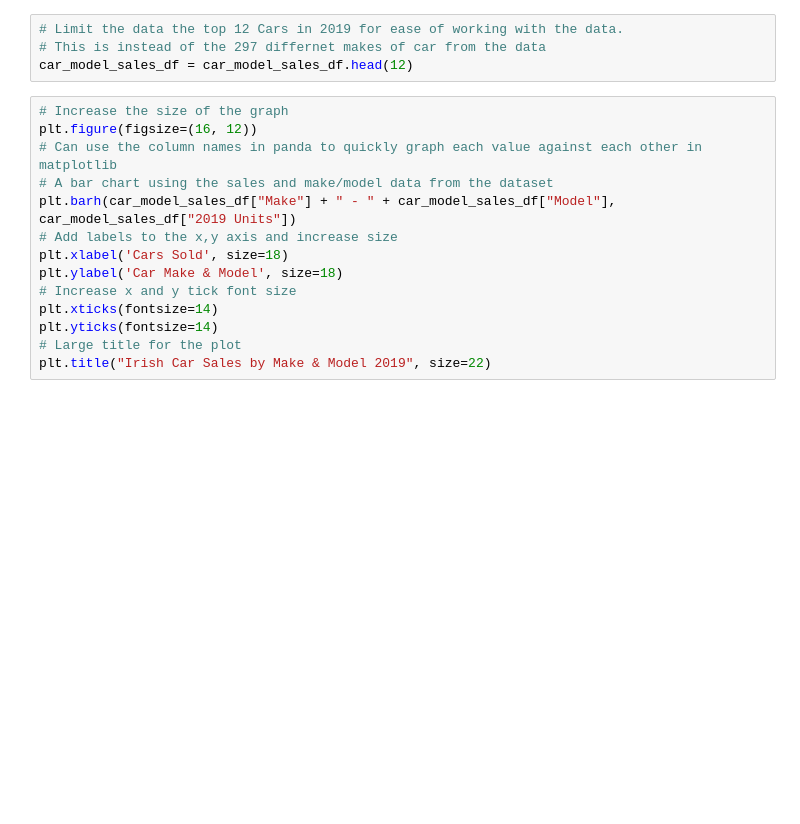
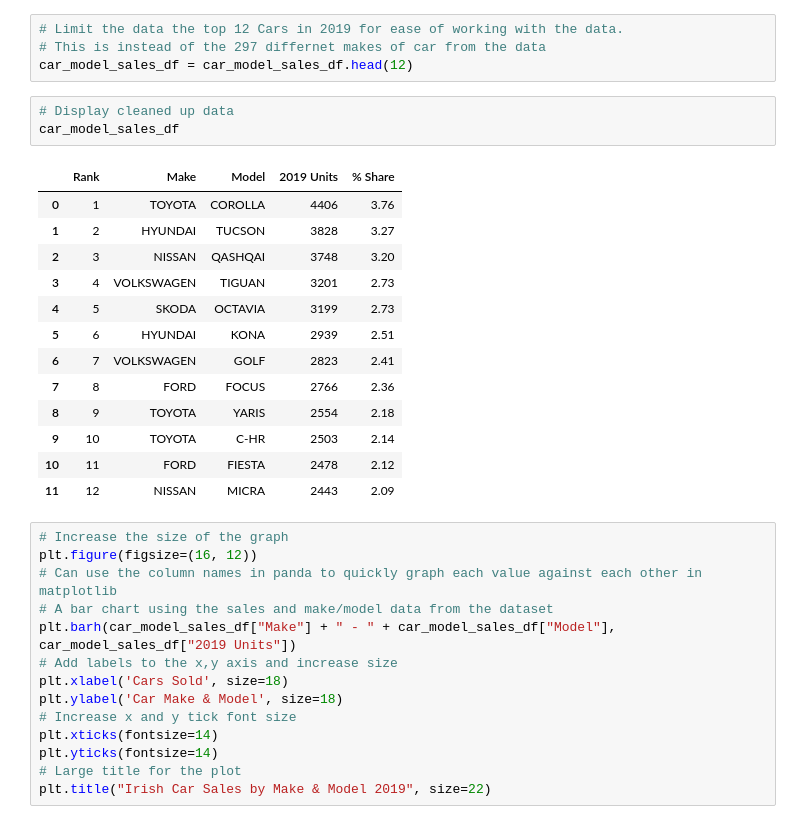
Before and after one commit to danielmccallion/Programming_for_Data_Analysis-Project, a Jupyter notebook: Project.ipynb, the cells around one changed output. Saved outputs shown, nothing was run; the diff lists cells and outputs as text; blank space fills up the shorter version.

```diff
--- a/Project.ipynb
+++ b/Project.ipynb
@@ -153,6 +153,23 @@ car_model_sales_df
 # Limit the data the top 12 Cars in 2019 for ease of working with the data.
 # This is instead of the 297 differnet makes of car from the data
 car_model_sales_df = car_model_sales_df.head(12)
+# %%
+# Display cleaned up data
+car_model_sales_df
+# %% [output]
+|  | Rank | Make | Model | 2019 Units | % Share |
+| 0 | 1 | TOYOTA | COROLLA | 4406 | 3.76 |
+| 1 | 2 | HYUNDAI | TUCSON | 3828 | 3.27 |
+| 2 | 3 | NISSAN | QASHQAI | 3748 | 3.20 |
+| 3 | 4 | VOLKSWAGEN | TIGUAN | 3201 | 2.73 |
+| 4 | 5 | SKODA | OCTAVIA | 3199 | 2.73 |
+| 5 | 6 | HYUNDAI | KONA | 2939 | 2.51 |
+| 6 | 7 | VOLKSWAGEN | GOLF | 2823 | 2.41 |
+| 7 | 8 | FORD | FOCUS | 2766 | 2.36 |
+| 8 | 9 | TOYOTA | YARIS | 2554 | 2.18 |
+| 9 | 10 | TOYOTA | C-HR | 2503 | 2.14 |
+| 10 | 11 | FORD | FIESTA | 2478 | 2.12 |
+| 11 | 12 | NISSAN | MICRA | 2443 | 2.09 |
 # %%
 # Increase the size of the graph
 plt.figure(figsize=(16, 12))
```
Also changed, not shown: parts of 10 cells of this notebook, 1 other file.
